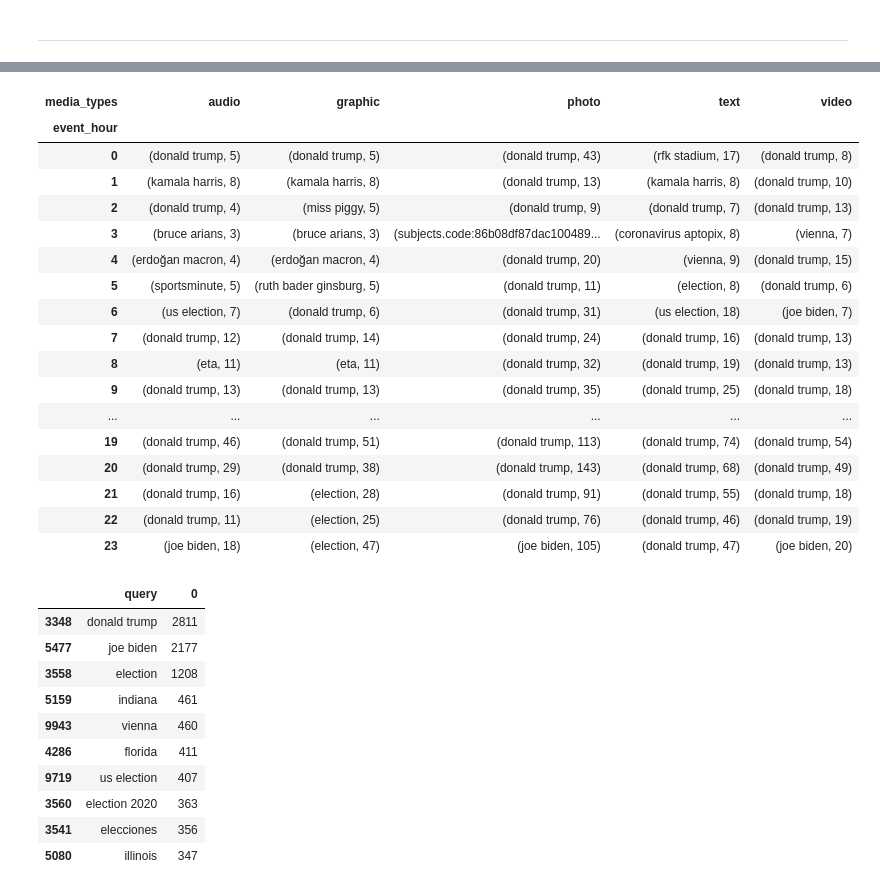
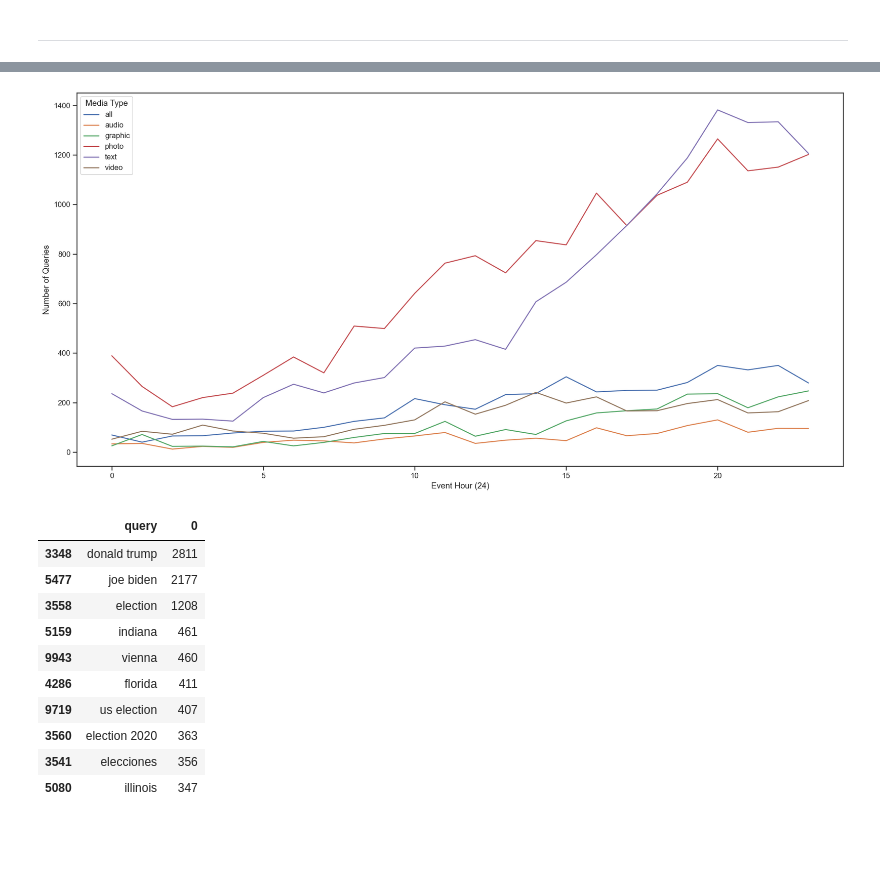
Before and after one commit to dmnapolitano/ap_data_science_manager_interview, a Jupyter notebook: Data Exploration.ipynb, the cells around one changed output, grey strips where cells are left out. Drawn from its saved outputs; the diff is of its cells as text; code cells hidden in the pictures; blank space fills up the shorter version.

```diff
--- a/Data Exploration.ipynb
+++ b/Data Exploration.ipynb
@@ -99,30 +95,15 @@ for (i, row) in multi_media.iterrows():
 df["query"] = df["query"].apply(str.lower)
 df["query"] = df["query"].apply(lambda x : ("joe biden" if x == "biden" else
                                            ("donald trump" if x == "trump" else x)))
-# %%
-g = df.groupby(["query", "media_types", "event_hour"]).size().reset_index()
-g = g.groupby(["media_types", "event_hour"]).apply(
-    lambda x: (x["query"].iloc[argmax(x[0])], max(x[0]))).reset_index()
-g.pivot(index="event_hour", values=0, columns="media_types")
-# %% [output]
-| media_types | audio | graphic | photo | text | video |
-| event_hour |  |  |  |  |  |
-| 0 | (donald trump, 5) | (donald trump, 5) | (donald trump, 43) | (rfk stadium, 17) | (donald trump, 8) |
-| 1 | (kamala harris, 8) | (kamala harris, 8) | (donald trump, 13) | (kamala harris, 8) | (donald trump, 10) |
-| 2 | (donald trump, 4) | (miss piggy, 5) | (donald trump, 9) | (donald trump, 7) | (donald trump, 13) |
-| 3 | (bruce arians, 3) | (bruce arians, 3) | (subjects.code:86b08df87dac100489... | (coronavirus aptopix, 8) | (vienna, 7) |
-| 4 | (erdoğan macron, 4) | (erdoğan macron, 4) | (donald trump, 20) | (vienna, 9) | (donald trump, 15) |
-| 5 | (sportsminute, 5) | (ruth bader ginsburg, 5) | (donald trump, 11) | (election, 8) | (donald trump, 6) |
-| 6 | (us election, 7) | (donald trump, 6) | (donald trump, 31) | (us election, 18) | (joe biden, 7) |
-| 7 | (donald trump, 12) | (donald trump, 14) | (donald trump, 24) | (donald trump, 16) | (donald trump, 13) |
-| 8 | (eta, 11) | (eta, 11) | (donald trump, 32) | (donald trump, 19) | (donald trump, 13) |
-| 9 | (donald trump, 13) | (donald trump, 13) | (donald trump, 35) | (donald trump, 25) | (donald trump, 18) |
-| ... | ... | ... | ... | ... | ... |
-| 19 | (donald trump, 46) | (donald trump, 51) | (donald trump, 113) | (donald trump, 74) | (donald trump, 54) |
-| 20 | (donald trump, 29) | (donald trump, 38) | (donald trump, 143) | (donald trump, 68) | (donald trump, 49) |
-| 21 | (donald trump, 16) | (election, 28) | (donald trump, 91) | (donald trump, 55) | (donald trump, 18) |
-| 22 | (donald trump, 11) | (election, 25) | (donald trump, 76) | (donald trump, 46) | (donald trump, 19) |
-| 23 | (joe biden, 18) | (election, 47) | (joe biden, 105) | (donald trump, 47) | (joe biden, 20) |
+# %%
+media = df.groupby(["media_types", "event_hour"]).size().reset_index()
+media = media.rename(columns={0 : "count"})
+ax = sns.lineplot(data=media, x="event_hour", y="count", hue="media_types")
+ax.set(xlabel="Event Hour (24)", ylabel="Number of Queries")
+ax.get_legend().set_title("Media Type")
+plt.show()
+# %% [output]
+[figure, added]
 # %%
 top_10 = df.groupby(["query"]).size().reset_index().sort_values(by=0, ascending=False)[0:10]
 top_10
```
Also changed, not shown: parts of 20 cells of this notebook.
